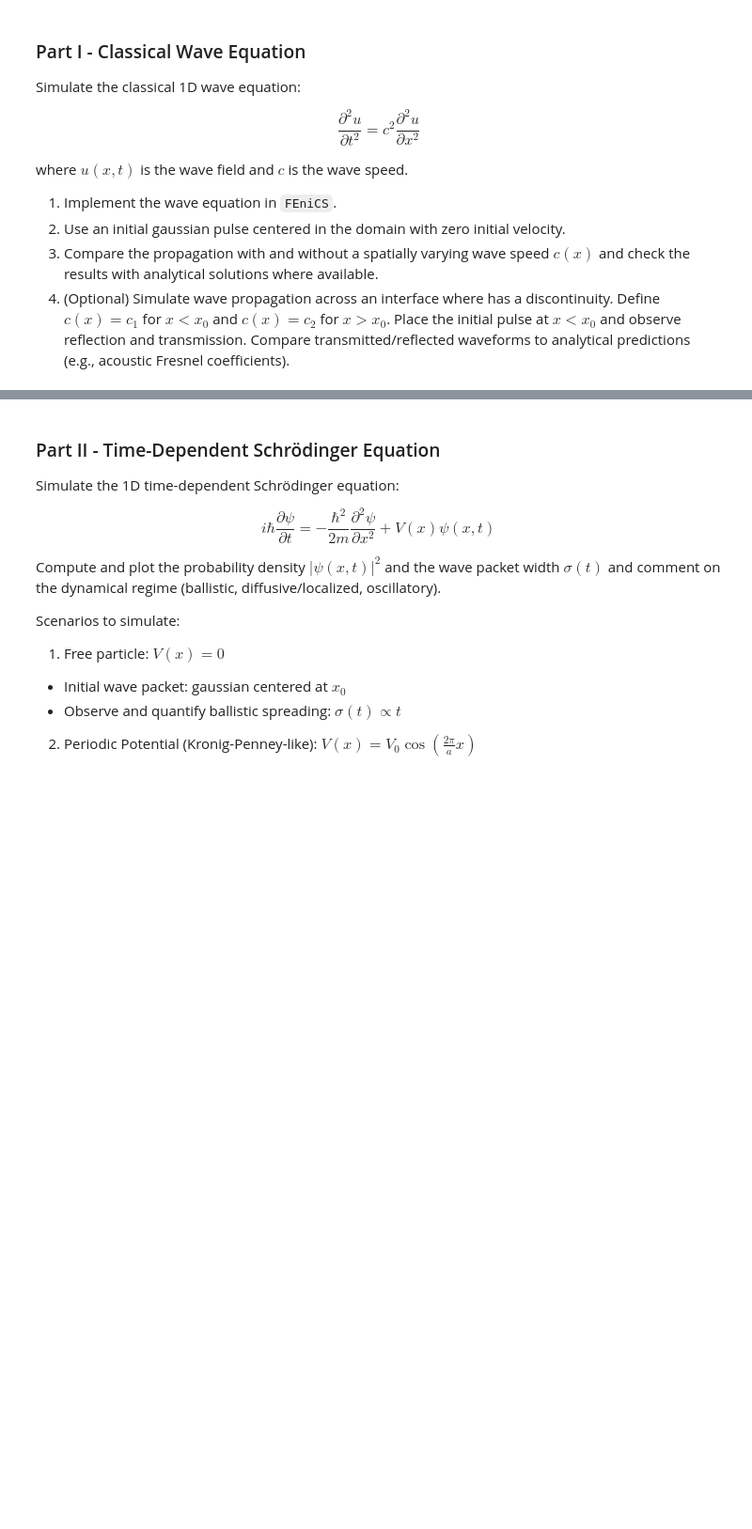
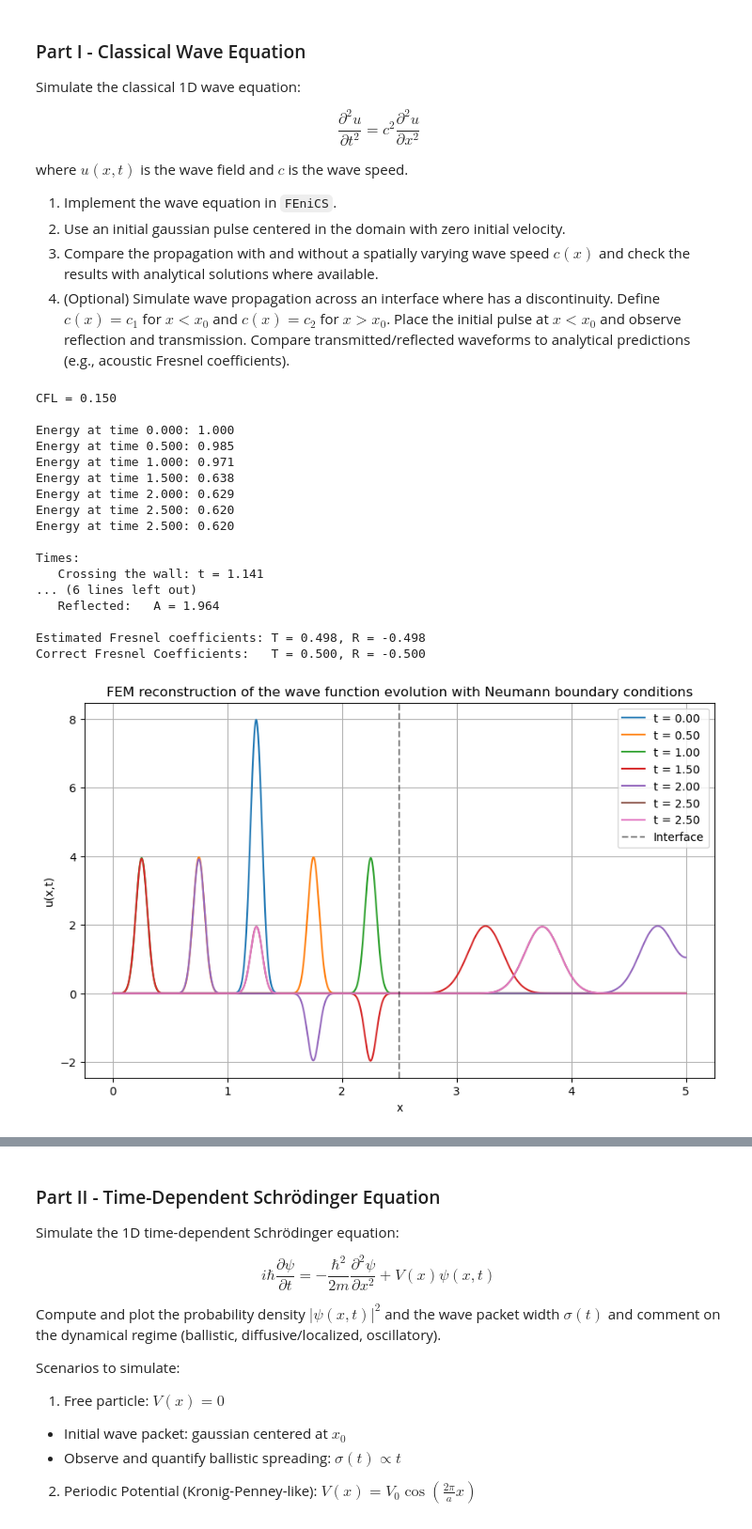
Before and after one commit to darioliotta/Quantum-Information-Project, a Jupyter notebook: try.ipynb, the cells around one changed output, grey strips where cells are left out. Shown at 94% size. Cells and saved outputs as stored; diff of their text form; code cells hidden in the pictures; blank space fills up the shorter version.

```diff
--- a/try.ipynb
+++ b/try.ipynb
@@ -330,23 +328,42 @@ def classica_wave_function_analytical(L, nx, T, c, f, N_modes = 50, bc = "Dirich
 # %%
 L     = 5.0
 nx    = 5000
-T     = 1.75
+T     = 2.5
 dt    = 0.00005
 c1    = 1.0
 c2    = 3.0
 c_fun = partial(c_piecewise, c1 = c1, c2 = c2, L = L)
-bc    = "Dirichlet"
+bc    = "Neumann"
 # %%
 classical_wave_function(
     L       = L,
     nx      = nx,
     T       = T,
     dt      = dt,
-    c       = c1,
-    f       = lambda x: gaussian(x, x0 = L/2, sigma = 0.05),
+    c       = c_fun,
+    f       = lambda x: gaussian(x, x0 = L/4, sigma = 0.05),
     bc      = bc,
-    n_plots = 5
+    n_plots = 6
 )
+# %% [output]
+CFL = 0.150
+
+Energy at time 0.000: 1.000
+Energy at time 0.500: 0.985
+Energy at time 1.000: 0.971
+Energy at time 1.500: 0.638
+Energy at time 2.000: 0.629
+Energy at time 2.500: 0.620
+Energy at time 2.500: 0.620
+
+Times:
+   Crossing the wall: t = 1.141
+... (6 lines left out)
+   Reflected:   A = 1.964
+
+Estimated Fresnel coefficients: T = 0.498, R = -0.498
+Correct Fresnel Coefficients:   T = 0.500, R = -0.500
+[figure, added]
 # %%
 classica_wave_function_analytical(
     L       = L,
```
Also changed, not shown: parts of 5 cells of this notebook, 47 other files.
